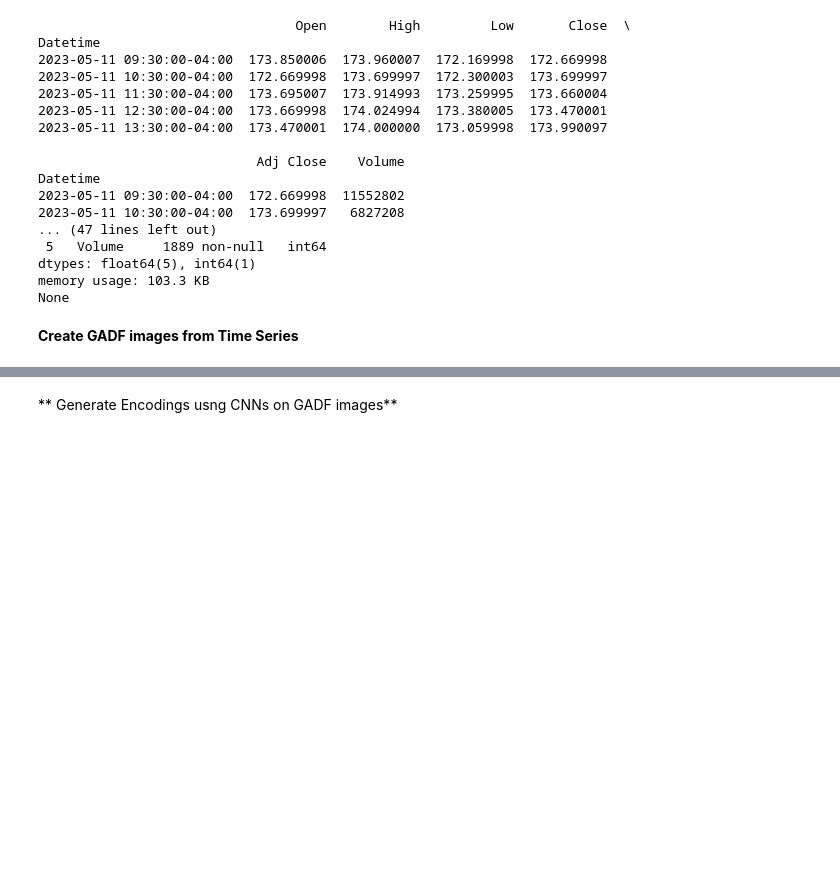
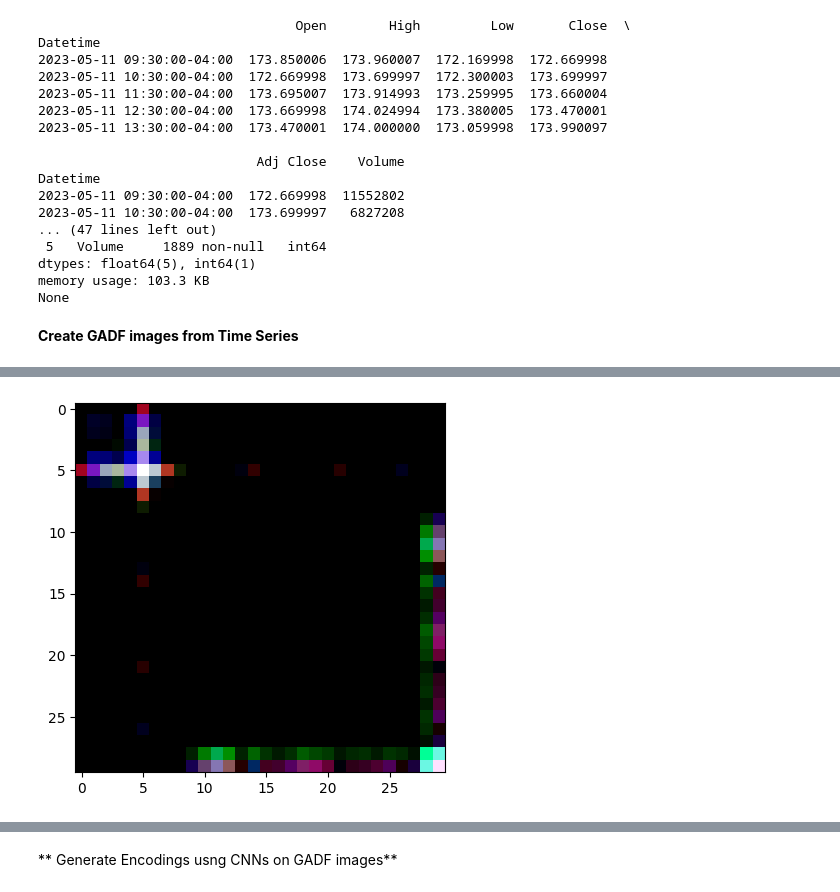
Before and after one commit to ArindamBanerji/wip-experiments, a Jupyter notebook: misc/TS_Image_architectures_v1_0.ipynb, the cells around one changed output, grey strips where cells are left out. Saved outputs shown, nothing was run; the diff lists cells and outputs as text; code cells hidden in the pictures; blank space fills up the shorter version.

```diff
--- a/misc/TS_Image_architectures_v1_0.ipynb
+++ b/misc/TS_Image_architectures_v1_0.ipynb
@@ -146,6 +152,5 @@ print(len(close))
 # %%
-# define function to show an image at a specified index
-def show_image(images, index):
-  image= images[index]
-  image= np.transpose(image, (1, 2, 0))
-  plt.imshow(image)
+def indexed_image (images, index) :
+    image= images[index]
+    image= np.transpose(image, (1, 2, 0))
+    plt.imshow(image)
@@ -157,0 +157,5 @@ show_image(images, 0)
+# %%
+images, prices= get_for_whole(data)
+
+indexed_image(images, 0)
+# %% [output]
@@ -157,0 +163 @@ show_image(images, 0)
+[figure, added]
```
Also changed, not shown: parts of 25 cells of this notebook.
